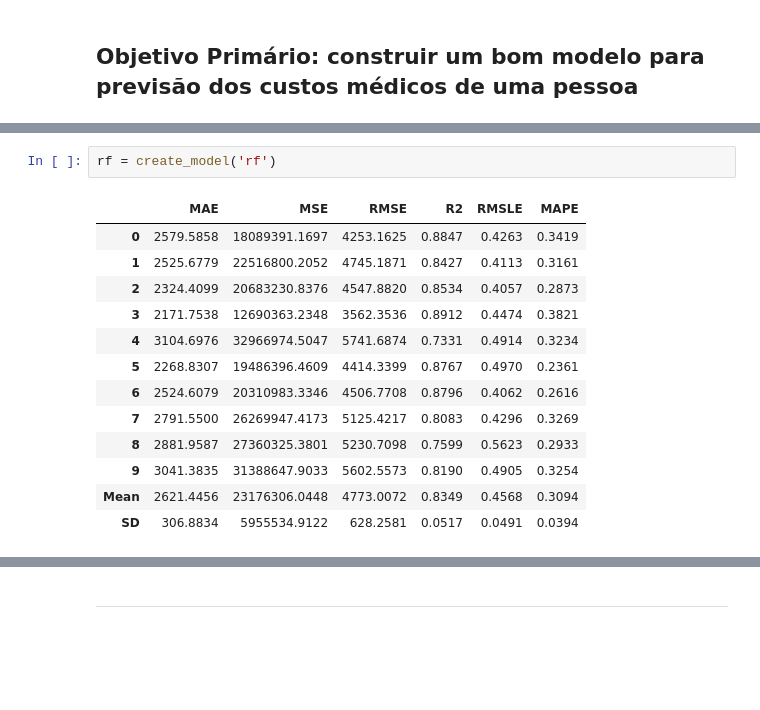
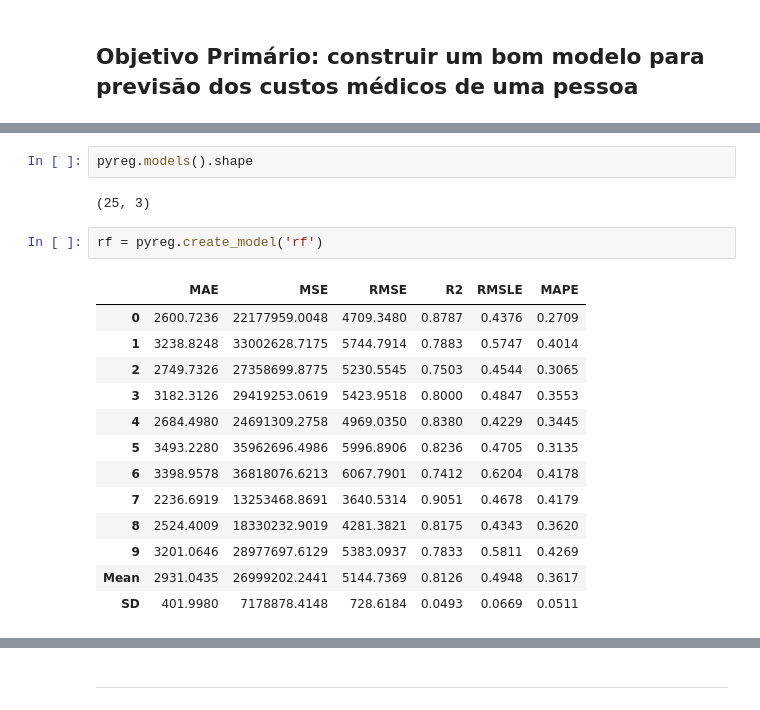
Before and after one commit to gitflai/DDS4, a Jupyter notebook: Aula 13 - DDS4 - Machine Learning com PyCaret.ipynb, the cells around one changed output, grey strips where cells are left out. Drawn from its saved outputs; the diff is of its cells as text; blank space fills up the shorter version.

```diff
--- a/Aula 13 - DDS4 - Machine Learning com PyCaret.ipynb
+++ b/Aula 13 - DDS4 - Machine Learning com PyCaret.ipynb
@@ -72,16 +55,20 @@ models()
+# %%
+pyreg.models().shape
+# %% [output]
+(25, 3)
 # %%
-rf = create_model('rf')
+rf = pyreg.create_model('rf')
 # %% [output]
 |  | MAE | MSE | RMSE | R2 | RMSLE | MAPE |
-| 0 | 2579.5858 | 18089391.1697 | 4253.1625 | 0.8847 | 0.4263 | 0.3419 |
-| 1 | 2525.6779 | 22516800.2052 | 4745.1871 | 0.8427 | 0.4113 | 0.3161 |
-| 2 | 2324.4099 | 20683230.8376 | 4547.8820 | 0.8534 | 0.4057 | 0.2873 |
-| 3 | 2171.7538 | 12690363.2348 | 3562.3536 | 0.8912 | 0.4474 | 0.3821 |
-| 4 | 3104.6976 | 32966974.5047 | 5741.6874 | 0.7331 | 0.4914 | 0.3234 |
-| 5 | 2268.8307 | 19486396.4609 | 4414.3399 | 0.8767 | 0.4970 | 0.2361 |
-| 6 | 2524.6079 | 20310983.3346 | 4506.7708 | 0.8796 | 0.4062 | 0.2616 |
-| 7 | 2791.5500 | 26269947.4173 | 5125.4217 | 0.8083 | 0.4296 | 0.3269 |
-| 8 | 2881.9587 | 27360325.3801 | 5230.7098 | 0.7599 | 0.5623 | 0.2933 |
-| 9 | 3041.3835 | 31388647.9033 | 5602.5573 | 0.8190 | 0.4905 | 0.3254 |
-| Mean | 2621.4456 | 23176306.0448 | 4773.0072 | 0.8349 | 0.4568 | 0.3094 |
-| SD | 306.8834 | 5955534.9122 | 628.2581 | 0.0517 | 0.0491 | 0.0394 |
+| 0 | 2600.7236 | 22177959.0048 | 4709.3480 | 0.8787 | 0.4376 | 0.2709 |
+| 1 | 3238.8248 | 33002628.7175 | 5744.7914 | 0.7883 | 0.5747 | 0.4014 |
+| 2 | 2749.7326 | 27358699.8775 | 5230.5545 | 0.7503 | 0.4544 | 0.3065 |
+| 3 | 3182.3126 | 29419253.0619 | 5423.9518 | 0.8000 | 0.4847 | 0.3553 |
+| 4 | 2684.4980 | 24691309.2758 | 4969.0350 | 0.8380 | 0.4229 | 0.3445 |
+| 5 | 3493.2280 | 35962696.4986 | 5996.8906 | 0.8236 | 0.4705 | 0.3135 |
+| 6 | 3398.9578 | 36818076.6213 | 6067.7901 | 0.7412 | 0.6204 | 0.4178 |
+| 7 | 2236.6919 | 13253468.8691 | 3640.5314 | 0.9051 | 0.4678 | 0.4179 |
+| 8 | 2524.4009 | 18330232.9019 | 4281.3821 | 0.8175 | 0.4343 | 0.3620 |
+| 9 | 3201.0646 | 28977697.6129 | 5383.0937 | 0.7833 | 0.5811 | 0.4269 |
+| Mean | 2931.0435 | 26999202.2441 | 5144.7369 | 0.8126 | 0.4948 | 0.3617 |
+| SD | 401.9980 | 7178878.4148 | 728.6184 | 0.0493 | 0.0669 | 0.0511 |
```
Also changed, not shown: parts of 55 cells of this notebook.
